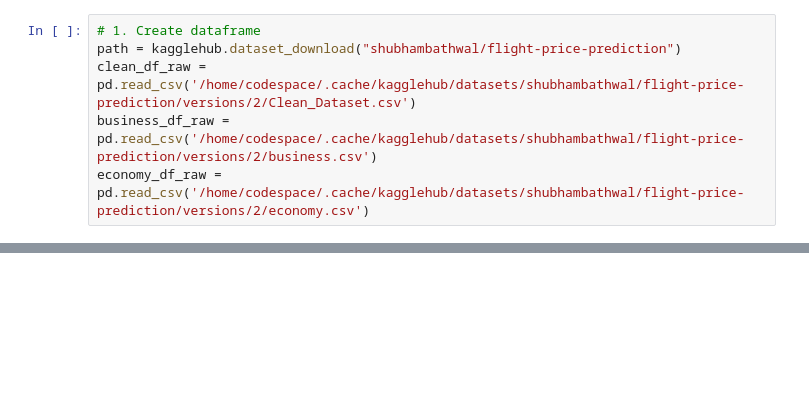
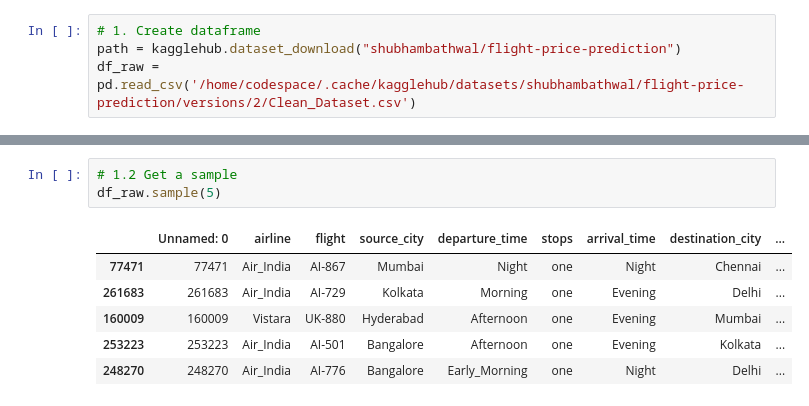
Before and after one commit to Alvizo-mx/Proyecto_final, a Jupyter notebook: flight_predictions.ipynb, the cells around one changed output, grey strips where cells are left out. Cells and saved outputs as stored; diff of their text form; blank space fills up the shorter version.

```diff
--- a/flight_predictions.ipynb
+++ b/flight_predictions.ipynb
@@ -5,6 +25,4 @@ import pandas as pd
 # %%
 # 1. Create dataframe
 path = kagglehub.dataset_download("shubhambathwal/flight-price-prediction")
-clean_df_raw = pd.read_csv('/home/codespace/.cache/kagglehub/datasets/shubhambathwal/flight-price-prediction/versions/2/Clean_Dataset.csv')
-business_df_raw = pd.read_csv('/home/codespace/.cache/kagglehub/datasets/shubhambathwal/flight-price-prediction/versions/2/business.csv')
-economy_df_raw = pd.read_csv('/home/codespace/.cache/kagglehub/datasets/shubhambathwal/flight-price-prediction/versions/2/economy.csv')
+df_raw = pd.read_csv('/home/codespace/.cache/kagglehub/datasets/shubhambathwal/flight-price-prediction/versions/2/Clean_Dataset.csv')
@@ -69,0 +52,10 @@ clean_df_raw.describe().T
+# %%
+# 1.2 Get a sample
+df_raw.sample(5)
+# %% [output]
+|  | Unnamed: 0 | airline | flight | source_city | departure_time | stops | arrival_time | destination_city | ... |
+| 77471 | 77471 | Air_India | AI-867 | Mumbai | Night | one | Night | Chennai | ... |
+| 261683 | 261683 | Air_India | AI-729 | Kolkata | Morning | one | Evening | Delhi | ... |
+| 160009 | 160009 | Vistara | UK-880 | Hyderabad | Afternoon | one | Evening | Mumbai | ... |
+| 253223 | 253223 | Air_India | AI-501 | Bangalore | Afternoon | one | Evening | Kolkata | ... |
+| 248270 | 248270 | Air_India | AI-776 | Bangalore | Early_Morning | one | Night | Delhi | ... |
```
Also changed, not shown: parts of 13 cells of this notebook.
